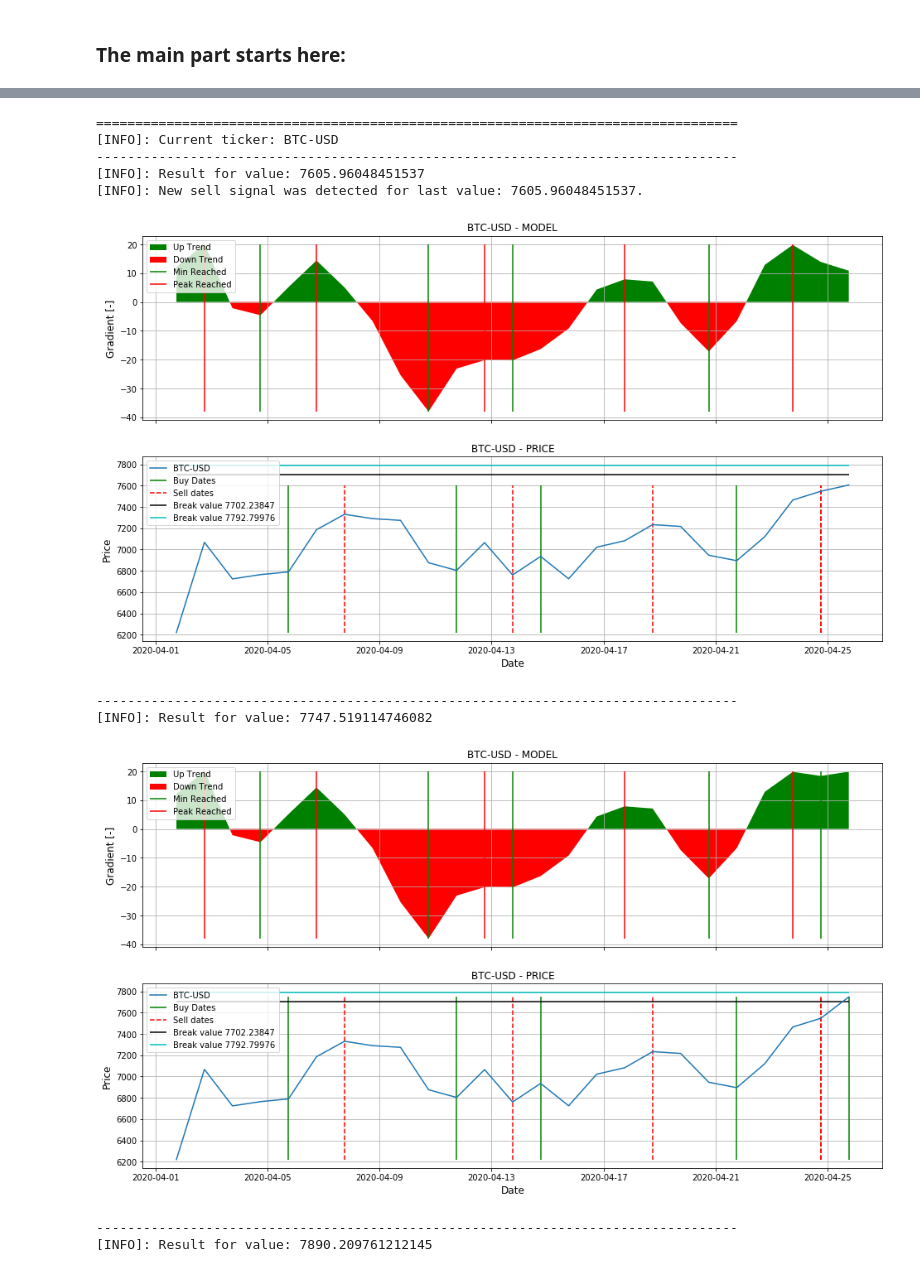
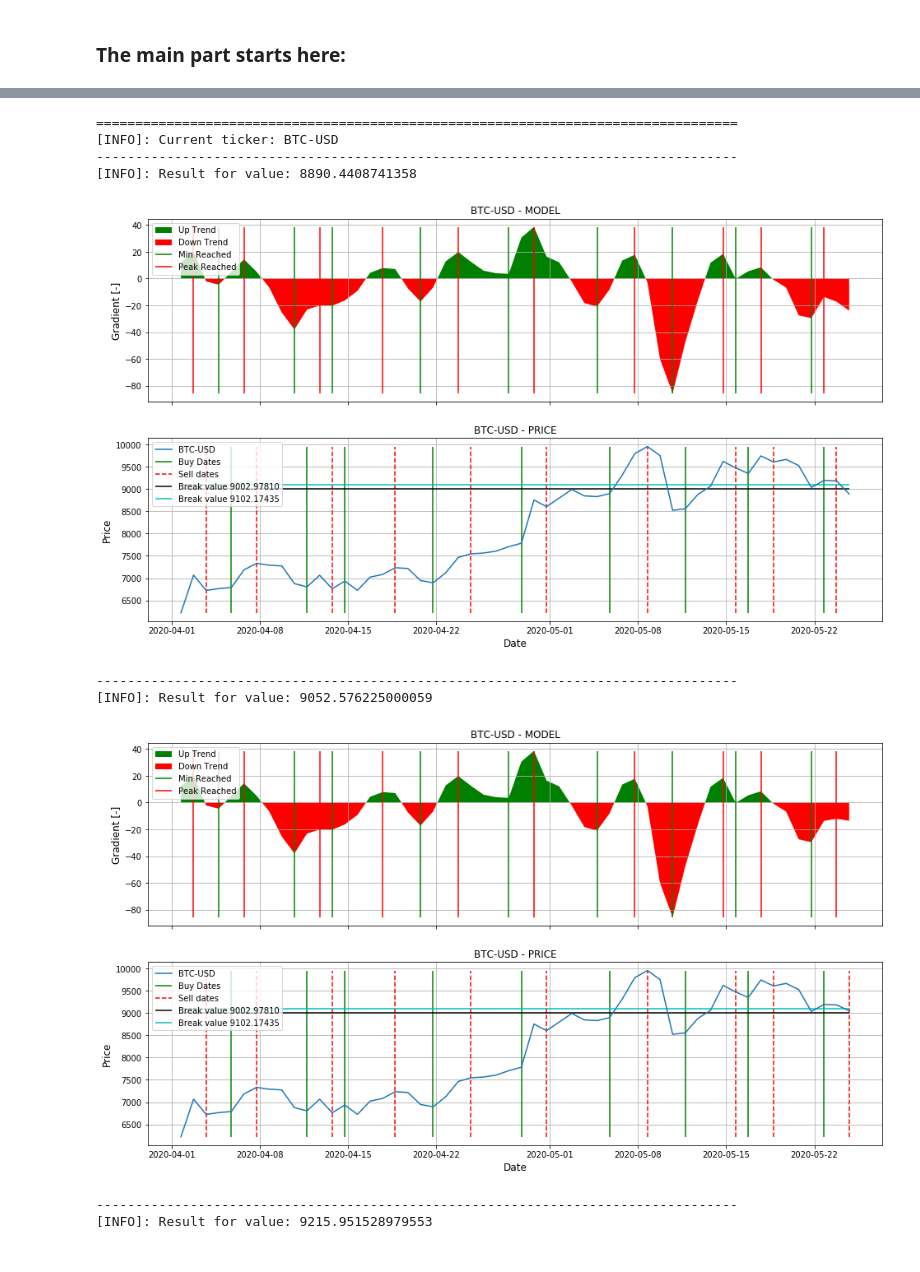
Before and after one commit to MarcoRosenzweig/FINANCE, a Jupyter notebook: CRYPTO_MODEL.ipynb, the cells around one changed output, grey strips where cells are left out. Saved outputs shown, nothing was run; the diff lists cells and outputs as text; code cells hidden in the pictures.

```diff
--- a/CRYPTO_MODEL.ipynb
+++ b/CRYPTO_MODEL.ipynb
@@ -44,9 +44,10 @@ import pandas as pd
 # %% [markdown]
 #### WARNING: Do not mix tickers from different markets/timezones. This can result in various NaN values if a filter is applied!
 # %%
-start_date = '2020-01-01' #your start date for the model.
+start_date = '2019-01-01' #your start date for the model.
 day_hour = 18 #your intra-day time at which to evaluate the model.
 tickers = ['BTC-USD', 'LTC-USD'] #your tickers of interest.
+tickers = 'BTC-USD'
 # %% [markdown]
 ### The main part starts here:
 # %%
@@ -57,5 +63,5 @@ model.get_data(start=start_date, interval='60m')
 # %%
-start_date_range = pd.Timestamp(2020, 1, 1, day_hour)
+start_date_range = pd.Timestamp(2019, 1, 1, day_hour)
 date_range = utils.create_date_range(start_date=start_date_range)
 model.apply_date_filter(date_range)
 model.data.tail()
@@ -156,14 +119,13 @@ imag_model.data.tail(5)
 # %%
-imag_model.show_possibilities(plot_from_date='2020-04-01', switch_axes=False, tickers='BTC-USD')
+imag_model.show_possibilities(plot_from_date='2020-04-01', switch_axes=False)
 # %% [output]
 ==================================================================================
 [INFO]: Current ticker: BTC-USD
 ----------------------------------------------------------------------------------
-[INFO]: Result for value: 7605.96048451537
-[INFO]: New sell signal was detected for last value: 7605.96048451537.
+[INFO]: Result for value: 8890.4408741358
-[figure, old version]
+[figure, new version]
 ----------------------------------------------------------------------------------
-[INFO]: Result for value: 7747.519114746082
+[INFO]: Result for value: 9052.576225000059
-[figure, old version]
+[figure, new version]
 ----------------------------------------------------------------------------------
-[INFO]: Result for value: 7890.209761212145
+[INFO]: Result for value: 9215.951528979553
```
Also changed, not shown: parts of 28 cells of this notebook, 2 other files.
